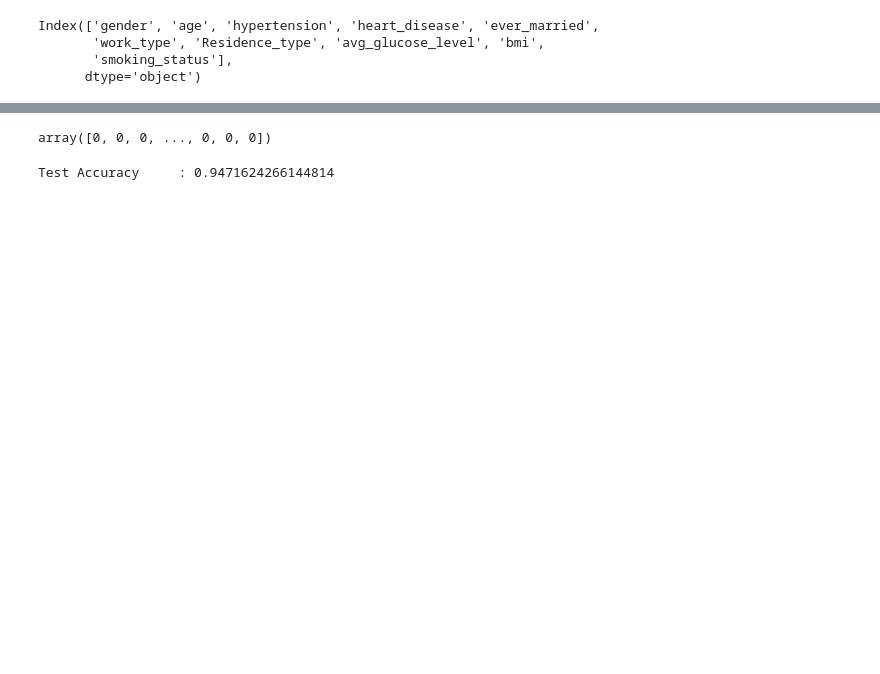
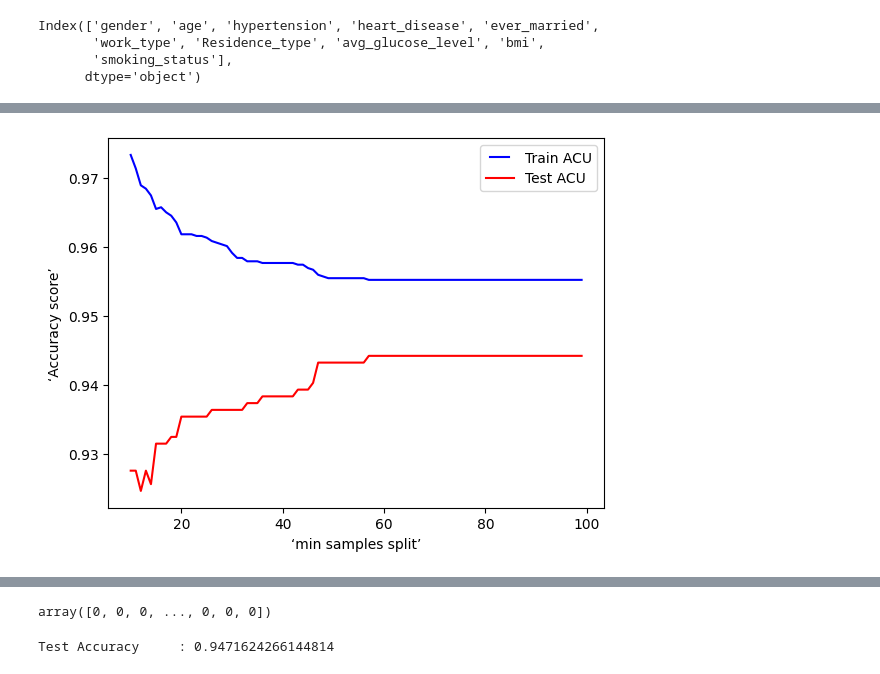
Before and after one commit to RachitAgrwal545422/Brain-Stroke-Prediction-Model, a Jupyter notebook: stroke.ipynb, the cells around one changed output, grey strips where cells are left out. Cells and saved outputs as stored; diff of their text form; code cells hidden in the pictures; blank space fills up the shorter version.

```diff
--- a/stroke.ipynb
+++ b/stroke.ipynb
@@ -328,0 +367,32 @@ Test Accuracy     : 0.9080234833659491
+# %%
+import matplotlib.pyplot as plt
+from matplotlib.legend_handler import HandlerLine2D
+
+min_samples_splits = range(10, 100)
+for i in min_samples_splits:
+    i = i / 100
+
+train_results = []
+test_results = []
+for min_samples_split in min_samples_splits:
+    clf = tree.DecisionTreeClassifier(min_samples_split=min_samples_split)
+    clf = clf.fit(X_train_std, y_train)
+
+    train_pred = clf.predict(X_train_std)
+    dt_accuracy = accuracy_score(y_train,  train_pred)
+    # Add auc score to previous train results
+    train_results.append(dt_accuracy)
+
+    y_pred = clf.predict(X_test_std)
+    dt_accuracy = accuracy_score(y_test,  y_pred)
+    # Add auc score to previous test results
+    test_results.append(dt_accuracy)
+
+line1, = plt.plot(min_samples_splits, train_results, 'b', label="Train ACU")
+line2, = plt.plot(min_samples_splits, test_results, 'r', label="Test ACU")
+plt.legend(handler_map={line1: HandlerLine2D(numpoints=2)})
+plt.ylabel('‘Accuracy score’')
+plt.xlabel('‘min samples split’')
+plt.show()
+# %% [output]
+[figure, added]
```
Also changed, not shown: parts of 56 cells of this notebook, 5 other files.
